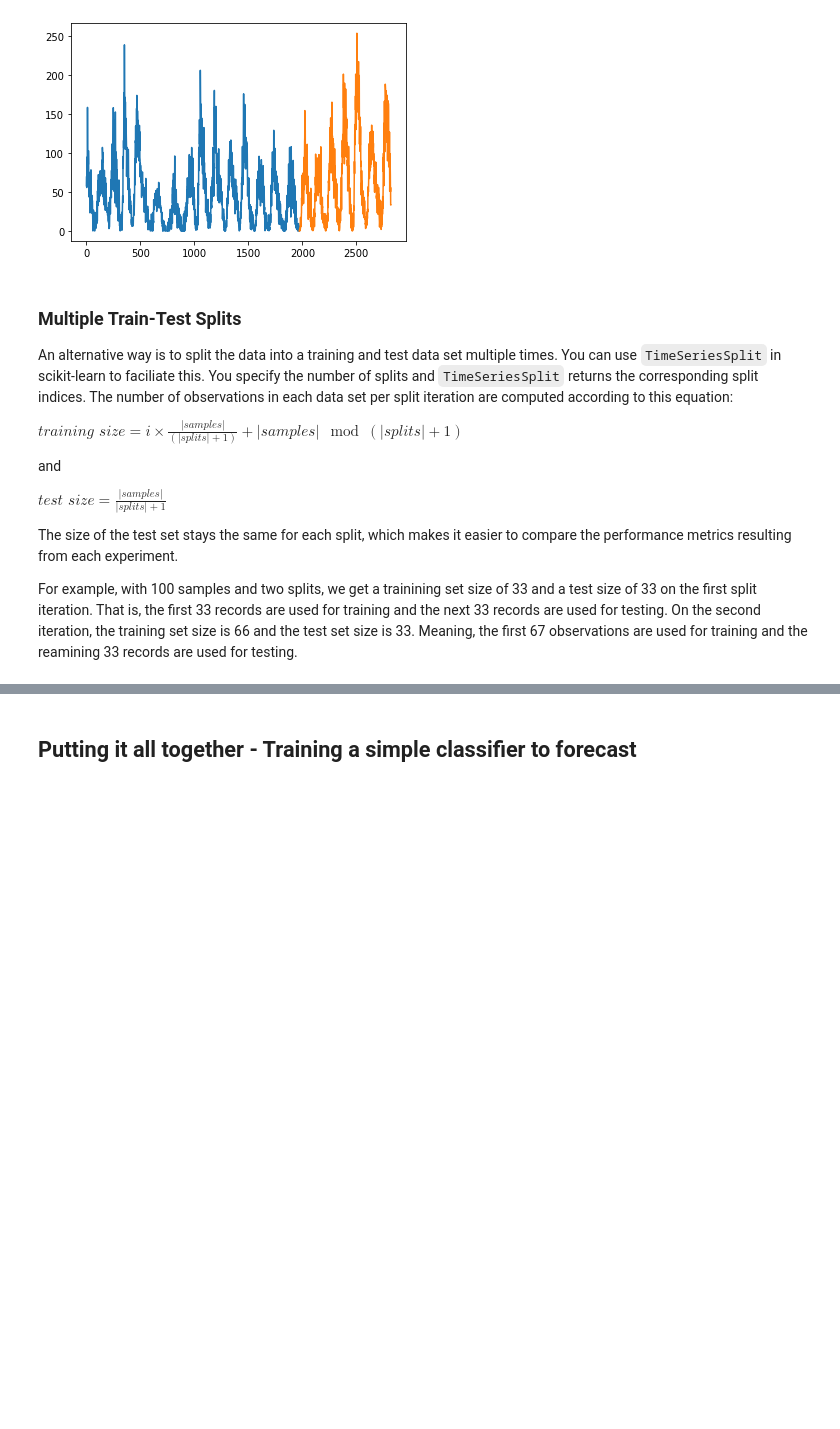
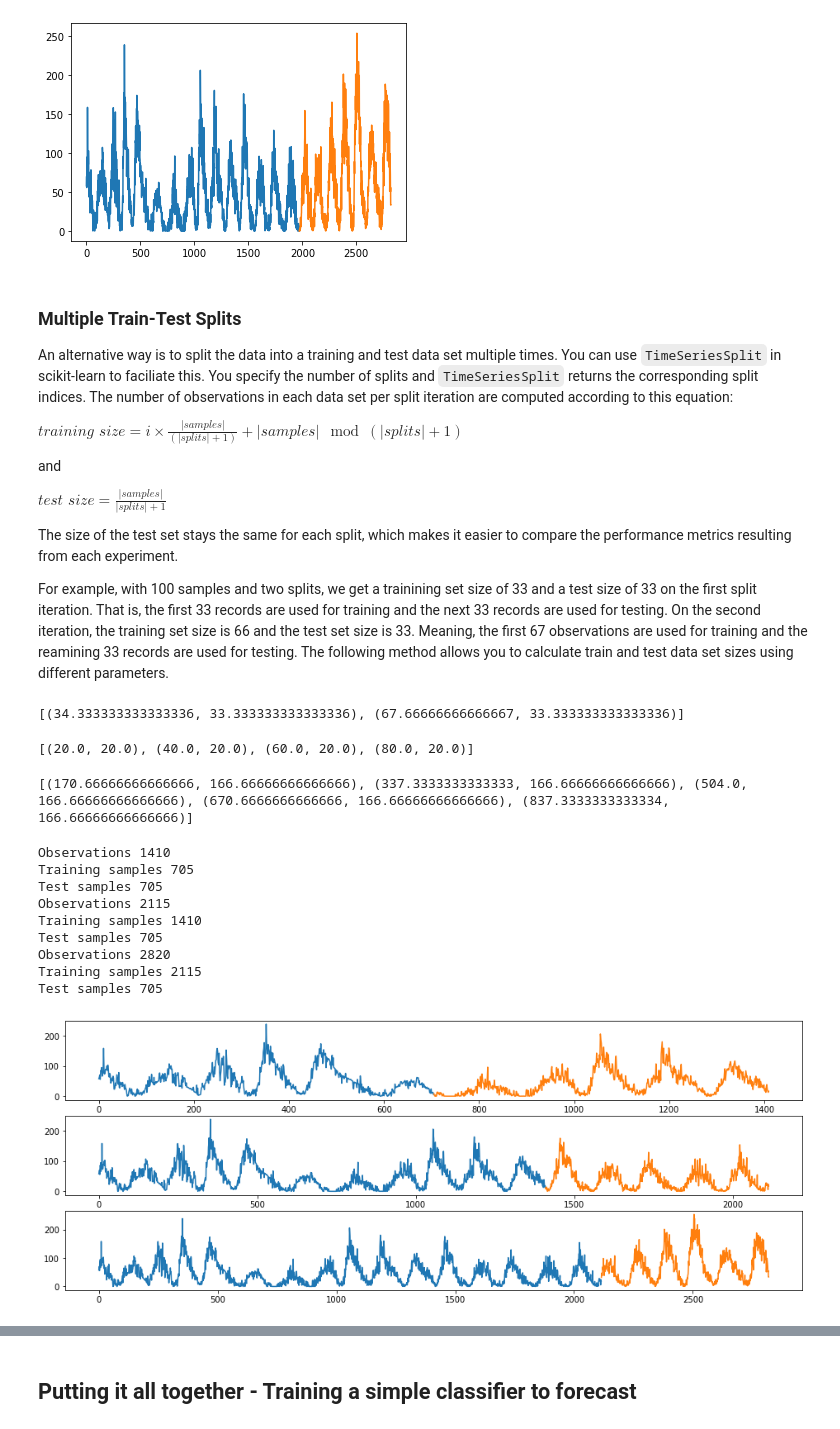
Before and after one commit to drbwa/timeserieseda, a Jupyter notebook: time-series-classification/ts-classification.ipynb, the cells around one changed output, grey strips where cells are left out. Cells and saved outputs as stored; diff of their text form; code cells hidden in the pictures; blank space fills up the shorter version.

Commit message:
Add walk-forward validation sample

```diff
--- a/time-series-classification/ts-classification.ipynb
+++ b/time-series-classification/ts-classification.ipynb
@@ -295,4 +299,4 @@ $\textit{test size} = \frac{|samples|}{|splits| + 1}$
 
 The size of the test set stays the same for each split, which makes it easier to compare the performance metrics resulting from each experiment.
 
-For example, with 100 samples and two splits, we get a trainining set size of 33 and a test size of 33 on the first split iteration. That is, the first 33 records are used for training and the next 33 records are used for testing. On the second iteration, the training set size is 66 and the test set size is 33. Meaning, the first 67 observations are used for training and the reamining 33 records are used for testing.
+For example, with 100 samples and two splits, we get a trainining set size of 33 and a test size of 33 on the first split iteration. That is, the first 33 records are used for training and the next 33 records are used for testing. On the second iteration, the training set size is 66 and the test set size is 33. Meaning, the first 67 observations are used for training and the reamining 33 records are used for testing. The following method allows you to calculate train and test data set sizes using different parameters.
@@ -298,0 +311,50 @@ For example, with 100 samples and two splits, we get a trainining set size of 33
+# %%
+splits = compute_multi_test_train_test(100, 2)
+print(splits)
+# %% [output]
+[(34.333333333333336, 33.333333333333336), (67.66666666666667, 33.333333333333336)]
+# %%
+splits = compute_multi_test_train_test(100, 4)
+print(splits)
+# %% [output]
+[(20.0, 20.0), (40.0, 20.0), (60.0, 20.0), (80.0, 20.0)]
+# %%
+splits = compute_multi_test_train_test(1000, 5)
+print(splits)
+# %% [output]
+[(170.66666666666666, 166.66666666666666), (337.3333333333333, 166.66666666666666), (504.0, 166.66666666666666), (670.6666666666666, 166.66666666666666), (837.3333333333334, 166.66666666666666)]
+# %%
+X = sun_spots.values
+splits = TimeSeriesSplit(n_splits=3)
+plt.figure(1, figsize=(16, 6))
+index = 1
+
+for train_index, test_index in splits.split(X):
+    train = X[train_index]
+    test = X[test_index]
+    print(f"Observations {len(train) + len(test)}")
+    print(f"Training samples {len(train)}")
+    print(f"Test samples {len(test)}")
+    plt.subplot(310 + index)
+    plt.plot(train)
+    plt.plot([None for i in train] + [x for x in test])
+    index += 1
+
+#train_size = int(len(X) * 0.70)
+#train, test = X[0:train_size], X[train_size:len(X)]
+#print(f"Observations: {len(X)}")
+#print(f"Training samples: {len(train)}")
+#print(f"Test samples: {len(test)}")
+#plt.plot(train)
+#plt.plot([None for i in train] + [x for x in test])
+# %% [output]
+Observations 1410
+Training samples 705
+Test samples 705
+Observations 2115
+Training samples 1410
+Test samples 705
+Observations 2820
+Training samples 2115
+Test samples 705
+[figure, added]
```
Also changed, not shown: parts of 6 cells of this notebook.
